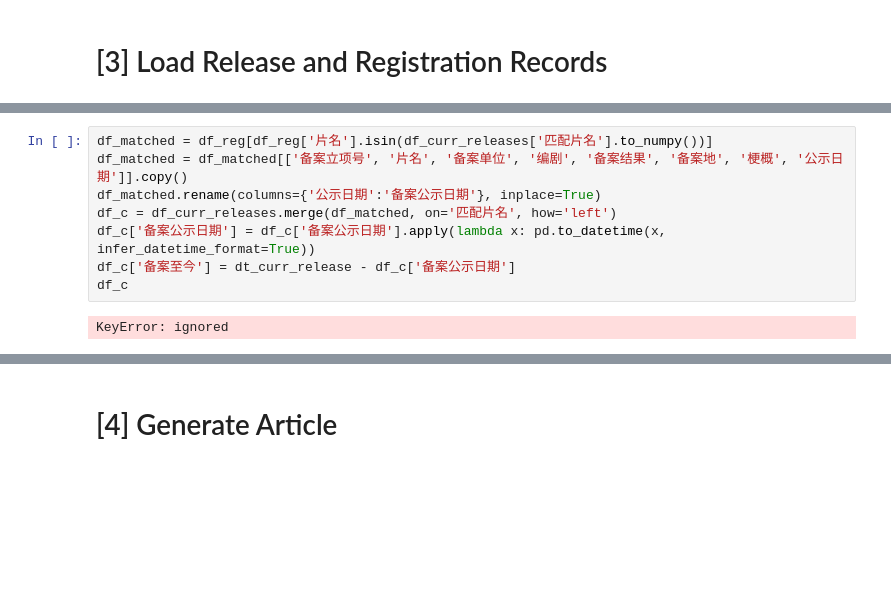
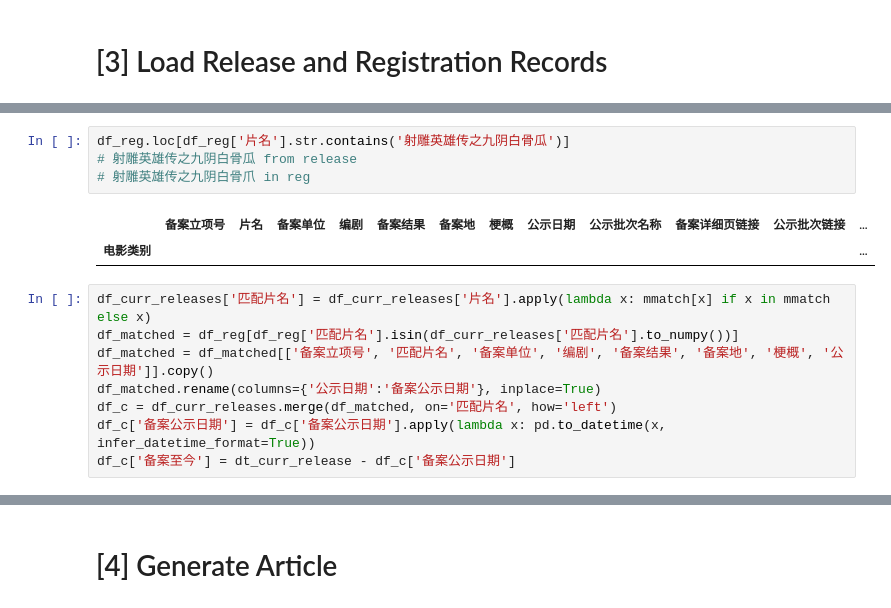
Before and after one commit to CT-Cultures/Content, a Jupyter notebook: tools/articles/Release_Overview_Issue.ipynb, the cells around one changed output, grey strips where cells are left out. Cells and saved outputs as stored; diff of their text form; blank space fills up the shorter version.

```diff
--- a/tools/articles/Release_Overview_Issue.ipynb
+++ b/tools/articles/Release_Overview_Issue.ipynb
@@ -40,10 +104,15 @@ df_curr_releases['匹配片名'] = df_curr_releases['片名'].apply(lambda x: mm
+# %%
+df_reg.loc[df_reg['片名'].str.contains('射雕英雄传之九阴白骨瓜')]
+# 射雕英雄传之九阴白骨瓜 from release
+# 射雕英雄传之九阴白骨爪 in reg
+# %% [output]
+|  | 备案立项号 | 片名 | 备案单位 | 编剧 | 备案结果 | 备案地 | 梗概 | 公示日期 | 公示批次名称 | 备案详细页链接 | 公示批次链接 | ... |
+| 电影类别 |  |  |  |  |  |  |  |  |  |  |  | ... |
 # %%
-df_matched = df_reg[df_reg['片名'].isin(df_curr_releases['匹配片名'].to_numpy())]
-df_matched = df_matched[['备案立项号', '片名', '备案单位', '编剧', '备案结果', '备案地', '梗概', '公示日期']].copy()
+df_curr_releases['匹配片名'] = df_curr_releases['片名'].apply(lambda x: mmatch[x] if x in mmatch else x)
+df_matched = df_reg[df_reg['匹配片名'].isin(df_curr_releases['匹配片名'].to_numpy())]
+df_matched = df_matched[['备案立项号', '匹配片名', '备案单位', '编剧', '备案结果', '备案地', '梗概', '公示日期']].copy()
 df_matched.rename(columns={'公示日期':'备案公示日期'}, inplace=True)
 df_c = df_curr_releases.merge(df_matched, on='匹配片名', how='left')
 df_c['备案公示日期'] = df_c['备案公示日期'].apply(lambda x: pd.to_datetime(x, infer_datetime_format=True))
 df_c['备案至今'] = dt_curr_release - df_c['备案公示日期']
-df_c
-# %% [output]
-KeyError: ignored
```
Also changed, not shown: parts of 40 cells of this notebook, 29 other files.
